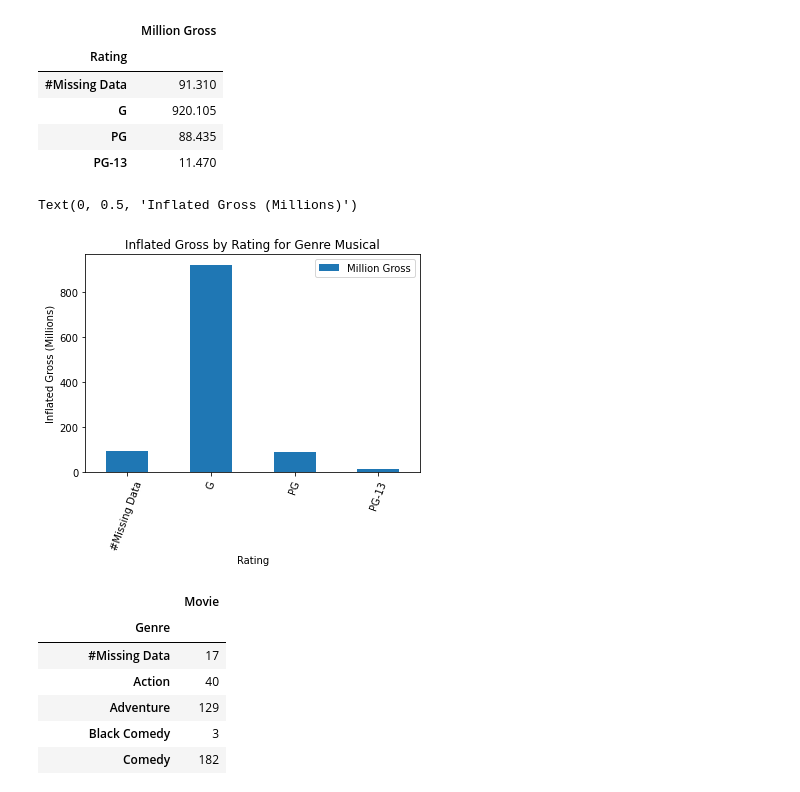
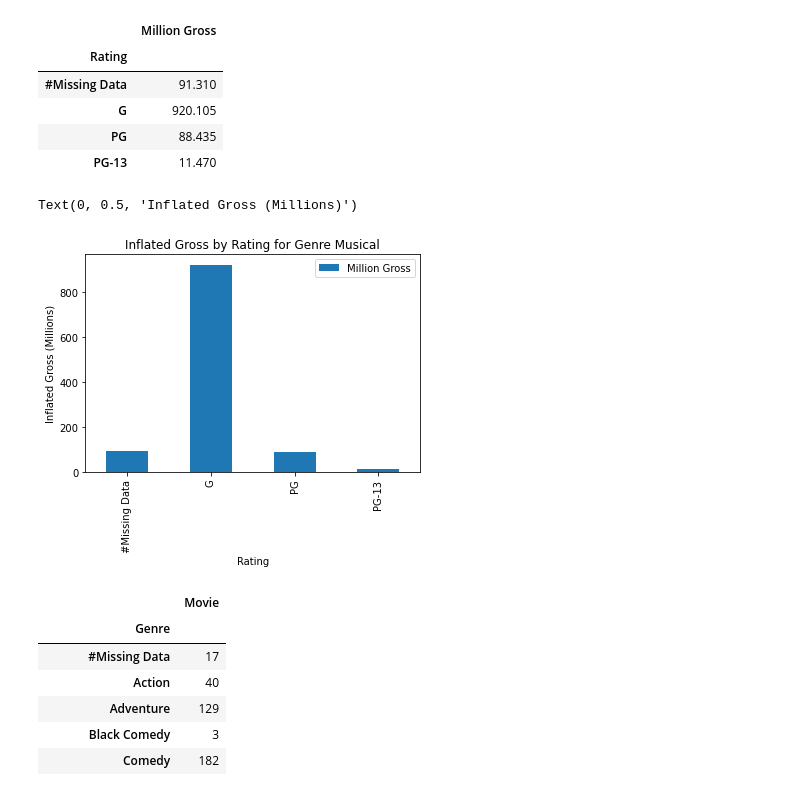
Before and after one commit to Gujaratigirl/butler-groupB-project1, a Jupyter notebook: Disney.ipynb, the cells around one changed output. Saved outputs shown, nothing was run; the diff lists cells and outputs as text; code cells hidden in the pictures.

```diff
--- a/Disney.ipynb
+++ b/Disney.ipynb
@@ -274,13 +274,13 @@ disney_musical_rating_df
 # %%
 #Bar graph Musical -Genre vs millions Gross
 disney_musical_rating_df.plot.bar()
 plt.title('Inflated Gross by Rating for Genre Musical')
 plt.xlabel('Rating')
-plt.xticks(rotation=70)
+plt.xticks(rotation=90)
 plt.ylabel('Inflated Gross (Millions)')
 # %% [output]
 Text(0, 0.5, 'Inflated Gross (Millions)')
-[figure, old version]
+[figure, new version]
 # %%
 disney_count = pd.DataFrame(disney_df.groupby('Genre').count()['Movie'])
 disney_count
```
Also changed, not shown: parts of 3 cells of this notebook.
